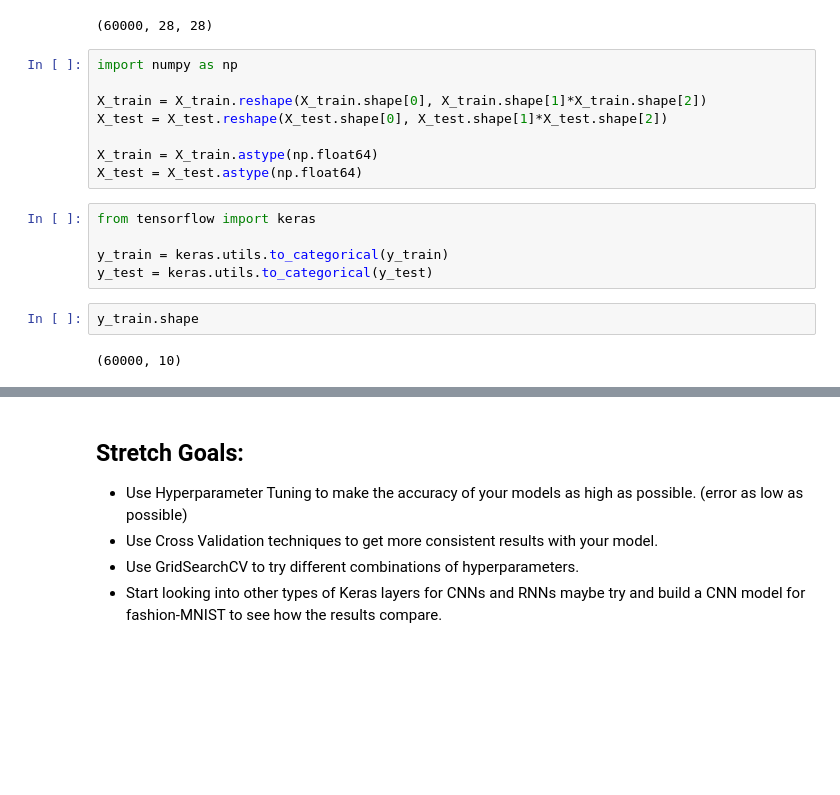
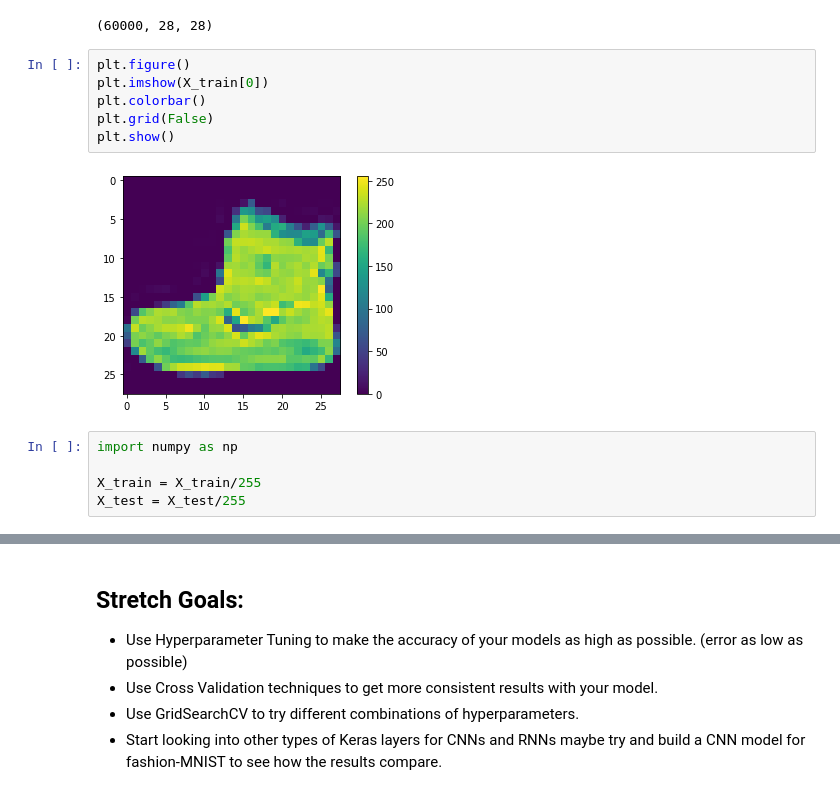
Before and after one commit to lfr4704/DS-Unit-4-Sprint-2-Neural-Networks, a Jupyter notebook: module3-Intro-to-Keras/LS_DS_423_Keras_Assignment.ipynb, the cells around one changed output, grey strips where cells are left out. Drawn from its saved outputs; the diff is of its cells as text; blank space fills up the shorter version.

```diff
--- a/module3-Intro-to-Keras/LS_DS_423_Keras_Assignment.ipynb
+++ b/module3-Intro-to-Keras/LS_DS_423_Keras_Assignment.ipynb
@@ -293,20 +294,16 @@ Downloading data from https://storage.googleapis.com/tensorflow/tf-keras-dataset
 X_train.shape
 # %% [output]
 (60000, 28, 28)
-# %%
-import numpy as np
-
-X_train = X_train.reshape(X_train.shape[0], X_train.shape[1]*X_train.shape[2])
-X_test = X_test.reshape(X_test.shape[0], X_test.shape[1]*X_test.shape[2])
-
-X_train = X_train.astype(np.float64)
-X_test = X_test.astype(np.float64)
-# %%
-from tensorflow import keras
-
-y_train = keras.utils.to_categorical(y_train)
-y_test = keras.utils.to_categorical(y_test)
-# %%
-y_train.shape
-# %% [output]
-(60000, 10)
+# %%
+plt.figure()
+plt.imshow(X_train[0])
+plt.colorbar()
+plt.grid(False)
+plt.show()
+# %% [output]
+[figure, added]
+# %%
+import numpy as np
+
+X_train = X_train/255
+X_test = X_test/255
```
Also changed, not shown: parts of 14 cells of this notebook.
